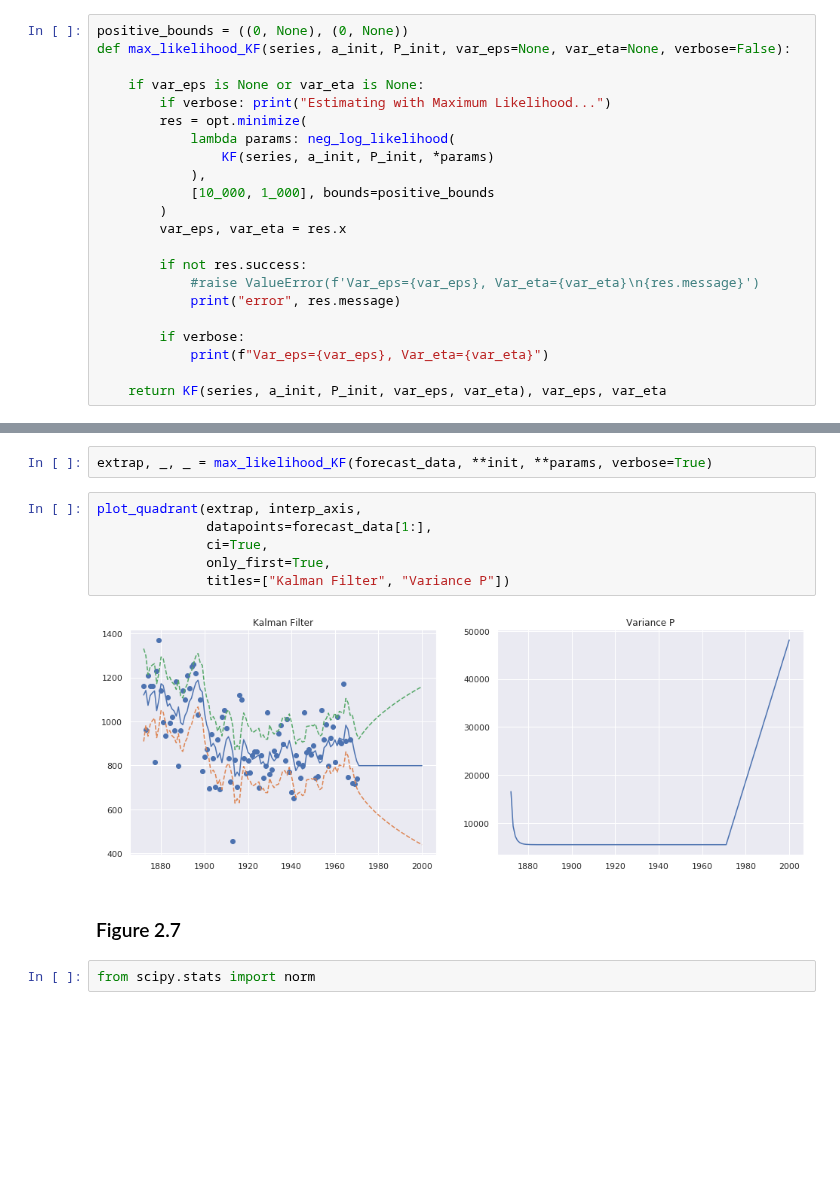
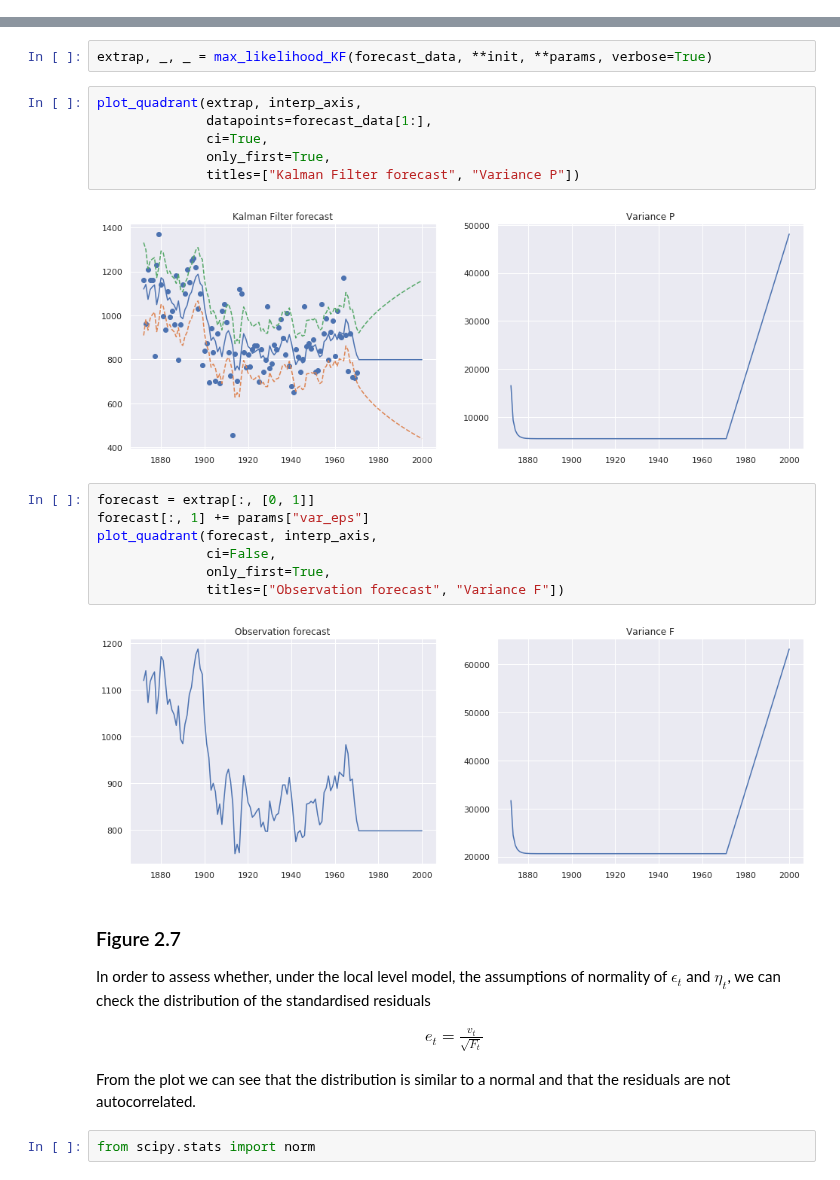
Before and after one commit to NoFishLikeIan/tinbergen, a Jupyter notebook: homework/adv_econometrics_three/local_level.ipynb, the cells around one changed output, grey strips where cells are left out. Saved outputs shown, nothing was run; the diff lists cells and outputs as text; blank space fills up the shorter version.

Commit message:
🕹 local level model!

```diff
--- a/homework/adv_econometrics_three/local_level.ipynb
+++ b/homework/adv_econometrics_three/local_level.ipynb
@@ -149,25 +158,3 @@ def KF(series, a_init, P_init, var_eps, var_eta):
 
 
     return filtered[1:-1]
-# %%
-positive_bounds = ((0, None), (0, None))
-def max_likelihood_KF(series, a_init, P_init, var_eps=None, var_eta=None, verbose=False):
-
-    if var_eps is None or var_eta is None:
-        if verbose: print("Estimating with Maximum Likelihood...")
-        res = opt.minimize(
-            lambda params: neg_log_likelihood(
-                KF(series, a_init, P_init, *params)
-            ),
-            [10_000, 1_000], bounds=positive_bounds
-        )
-        var_eps, var_eta = res.x
-
-        if not res.success:
-            #raise ValueError(f'Var_eps={var_eps}, Var_eta={var_eta}\n{res.message}')
-            print("error", res.message)
-
-        if verbose:
-            print(f"Var_eps={var_eps}, Var_eta={var_eta}")
-
-    return KF(series, a_init, P_init, var_eps, var_eta), var_eps, var_eta
@@ -293,13 +307,30 @@ extrap, _, _ = max_likelihood_KF(forecast_data, **init, **params, verbose=True)
 # %%
 plot_quadrant(extrap, interp_axis,
               datapoints=forecast_data[1:],
               ci=True,
               only_first=True,
-              titles=["Kalman Filter", "Variance P"])
+              titles=["Kalman Filter forecast", "Variance P"])
 # %% [output]
-[figure, old version]
+[figure, new version]
-# %% [markdown]
-### Figure 2.7
+# %%
+forecast = extrap[:, [0, 1]]
+forecast[:, 1] += params["var_eps"]
+plot_quadrant(forecast, interp_axis,
+              ci=False,
+              only_first=True,
+              titles=["Observation forecast", "Variance F"])
+# %% [output]
+[figure, added]
+# %% [markdown]
+### Figure 2.7
+
+In order to assess whether, under the local level model, the assumptions of normality of $\epsilon_t$ and $\eta_t$, we can check the distribution of the standardised residuals
+
+\begin{align*}
+    e_t = \frac{v_t}{\sqrt{F_t}}
+\end{align*}
+
+From the plot we can see that the distribution is similar to a normal and that the residuals are not autocorrelated.
 # %%
 from scipy.stats import norm
 # %%
```
Also changed, not shown: parts of 26 cells of this notebook, 1 other file.
